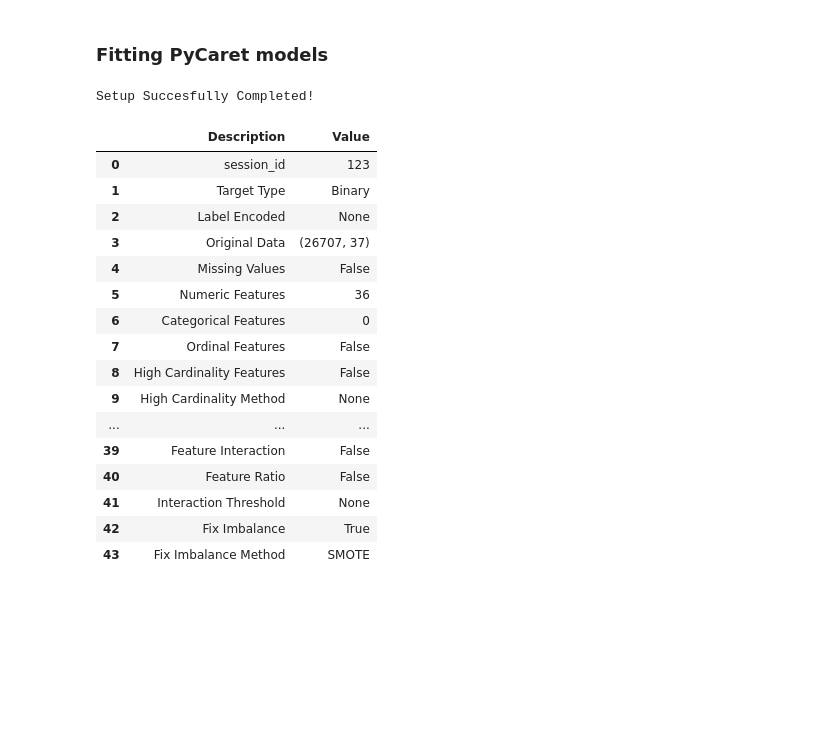
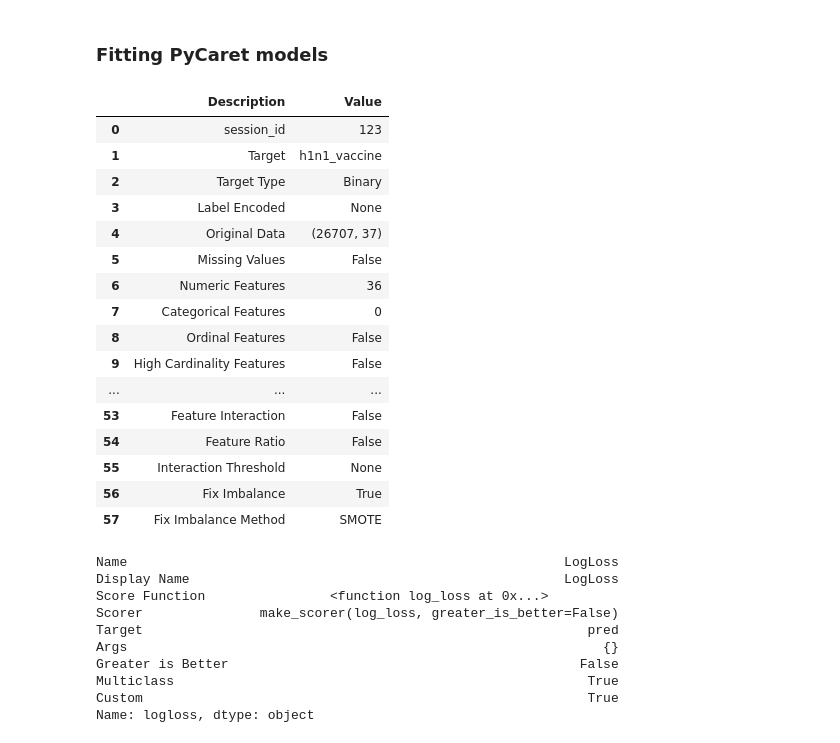
Before and after one commit to EduardoYada/Flu-Shot-Learning, a Jupyter notebook: notebooks/py/pycaret.ipynb, the cells around one changed output. Drawn from its saved outputs; the diff is of its cells as text; code cells hidden in the pictures; blank space fills up the shorter version.

Commit message:
nn is fully functional

```diff
--- a/notebooks/py/pycaret.ipynb
+++ b/notebooks/py/pycaret.ipynb
@@ -22,23 +23,36 @@ for col in df:
 # %% [markdown]
 ### Fitting PyCaret models
 # %%
-clf = setup(data=df, target='h1n1_vaccine',session_id=123, normalize=True, fix_imbalance=True, html=True, feature_selection=True)
+clf = setup(data=df, target='h1n1_vaccine',session_id=123, normalize=True, fix_imbalance=True, html=True, feature_selection=True,
+            remove_outliers=True, remove_multicollinearity=True, remove_perfect_collinearity=True, multicollinearity_threshold=0.8,
+           log_profile=True, fold_strategy='stratifiedkfold')
+
+add_metric('logloss', 'LogLoss', log_loss, greater_is_better=False)
 # %% [output]
+|  | Description | Value |
+| 0 | session_id | 123 |
+| 1 | Target | h1n1_vaccine |
+| 2 | Target Type | Binary |
+| 3 | Label Encoded | None |
+| 4 | Original Data | (26707, 37) |
+| 5 | Missing Values | False |
+| 6 | Numeric Features | 36 |
+| 7 | Categorical Features | 0 |
+| 8 | Ordinal Features | False |
+| 9 | High Cardinality Features | False |
+| ... | ... | ... |
+| 53 | Feature Interaction | False |
+| 54 | Feature Ratio | False |
+| 55 | Interaction Threshold | None |
+| 56 | Fix Imbalance | True |
+| 57 | Fix Imbalance Method | SMOTE |
-Setup Succesfully Completed!
+Name                                                        LogLoss
+Display Name                                                LogLoss
+Score Function                <function log_loss at 0x...>
+Scorer               make_scorer(log_loss, greater_is_better=False)
+Target                                                         pred
+Args                                                             {}
+Greater is Better                                             False
+Multiclass                                                     True
+Custom                                                         True
+Name: logloss, dtype: object
-|  | Description | Value |
-| 0 | session_id | 123 |
-| 1 | Target Type | Binary |
-| 2 | Label Encoded | None |
-| 3 | Original Data | (26707, 37) |
-| 4 | Missing Values | False |
-| 5 | Numeric Features | 36 |
-| 6 | Categorical Features | 0 |
-| 7 | Ordinal Features | False |
-| 8 | High Cardinality Features | False |
-| 9 | High Cardinality Method | None |
-| ... | ... | ... |
-| 39 | Feature Interaction | False |
-| 40 | Feature Ratio | False |
-| 41 | Interaction Threshold | None |
-| 42 | Fix Imbalance | True |
-| 43 | Fix Imbalance Method | SMOTE |
```
Also changed, not shown: parts of 6 cells of this notebook, 16 other files.
